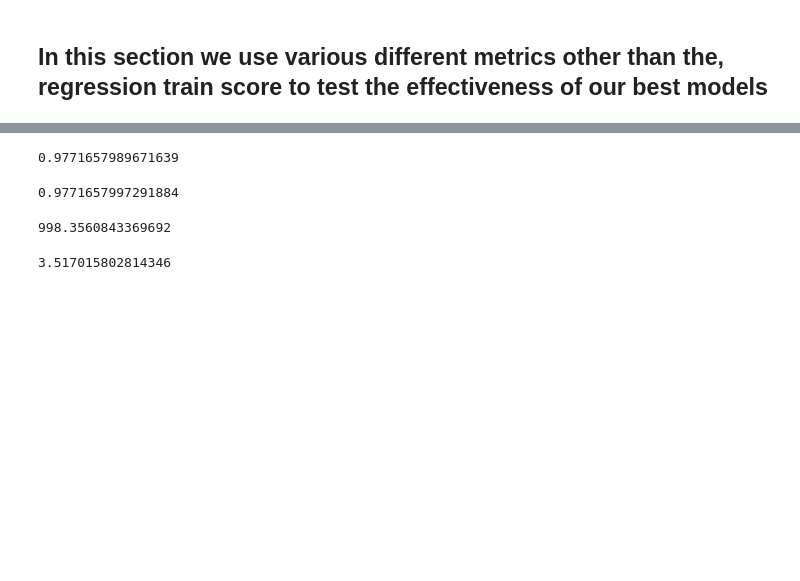
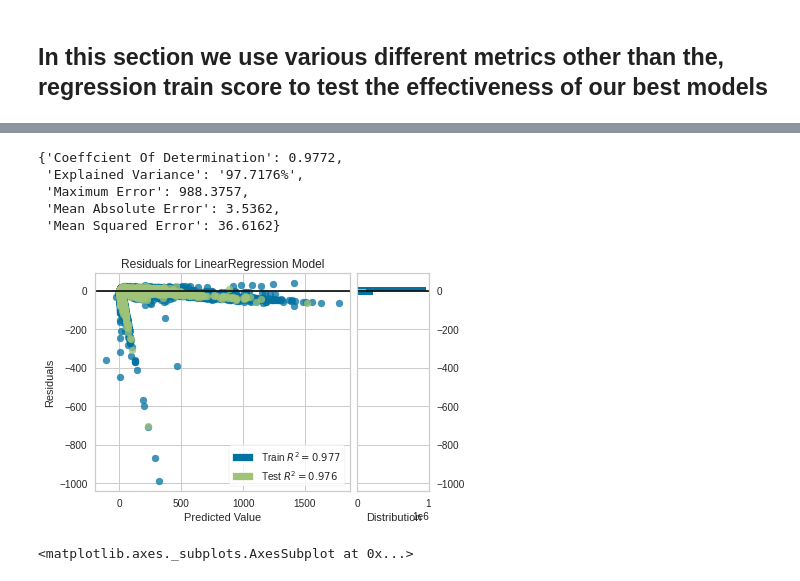
Before and after one commit to noahruiz416/Airline_On_Time_AZ_Market, a Jupyter notebook: Airline_Model.ipynb, the cells around one changed output, grey strips where cells are left out. Drawn from its saved outputs; the diff is of its cells as text; code cells hidden in the pictures; blank space fills up the shorter version.

```diff
--- a/Airline_Model.ipynb
+++ b/Airline_Model.ipynb
@@ -170,19 +184,21 @@ print(regr1.score(X1_test, y1_test))
 #testing reduced model
 predicted_y_values = regr1.predict(X1)
 actual_y_values = airline_aggr_data['ArrDelay']
-# %%
-r2_score(actual_y_values, predicted_y_values)
-# %% [output]
-0.9771657989671639
-# %%
-explained_variance_score(actual_y_values, predicted_y_values)
-# %% [output]
-0.9771657997291884
-# %%
-max_error(actual_y_values, predicted_y_values)
-# %% [output]
-998.3560843369692
-# %%
-mean_absolute_error(actual_y_values, predicted_y_values)
-# %% [output]
-3.517015802814346
+# %%
+metrics(regr1, X1, airline_aggr_data)
+# %% [output]
+{'Coeffcient Of Determination': 0.9772,
+ 'Explained Variance': '97.7176%',
+ 'Maximum Error': 988.3757,
+ 'Mean Absolute Error': 3.5362,
+ 'Mean Squared Error': 36.6162}
+# %%
+#residuals plot
+visualizer = ResidualsPlot(regr1)
+
+visualizer.fit(X1_train, y1_train)  # Fit the training data to the visualizer
+visualizer.score(X1_test, y1_test)  # Evaluate the model on the test data
+visualizer.show()
+# %% [output]
+[figure, added]
+<matplotlib.axes._subplots.AxesSubplot at 0x...>
```
Also changed, not shown: parts of 31 cells of this notebook.
